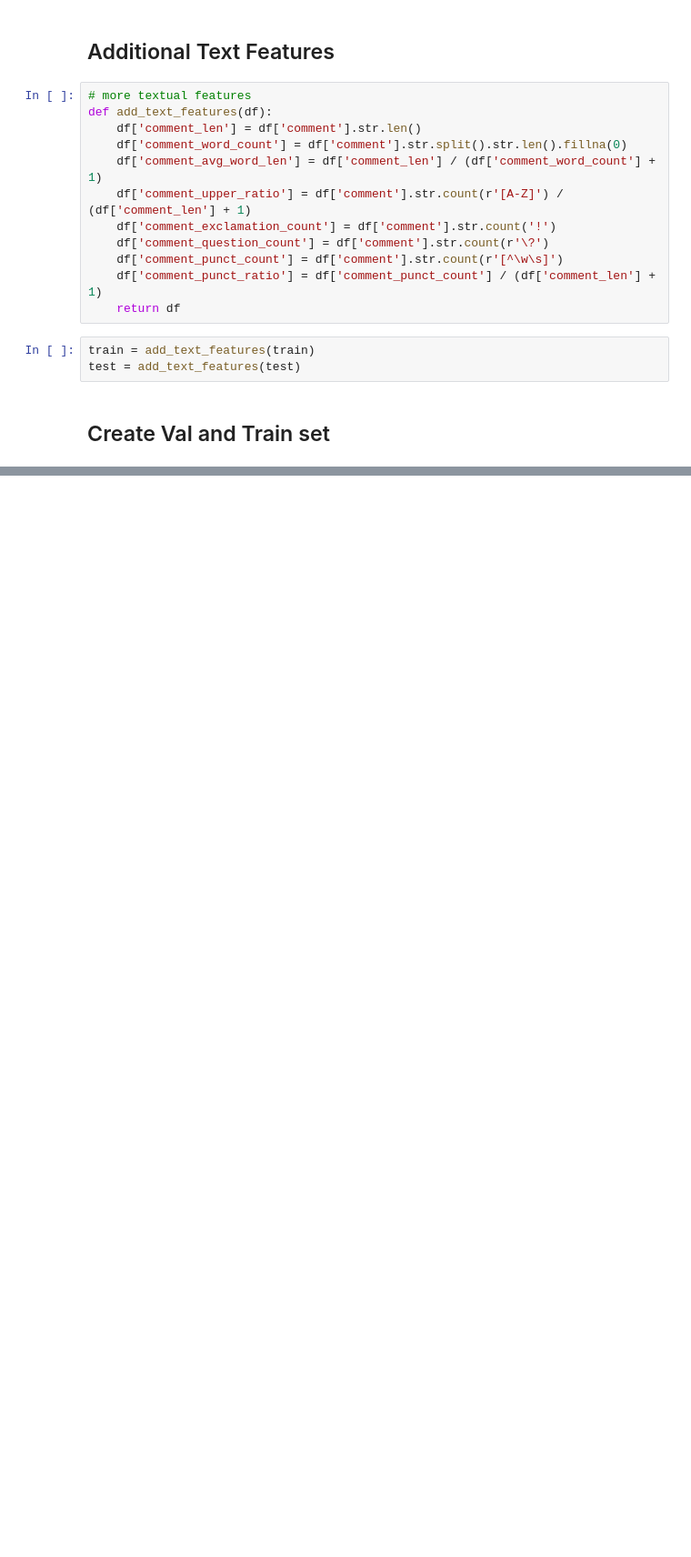
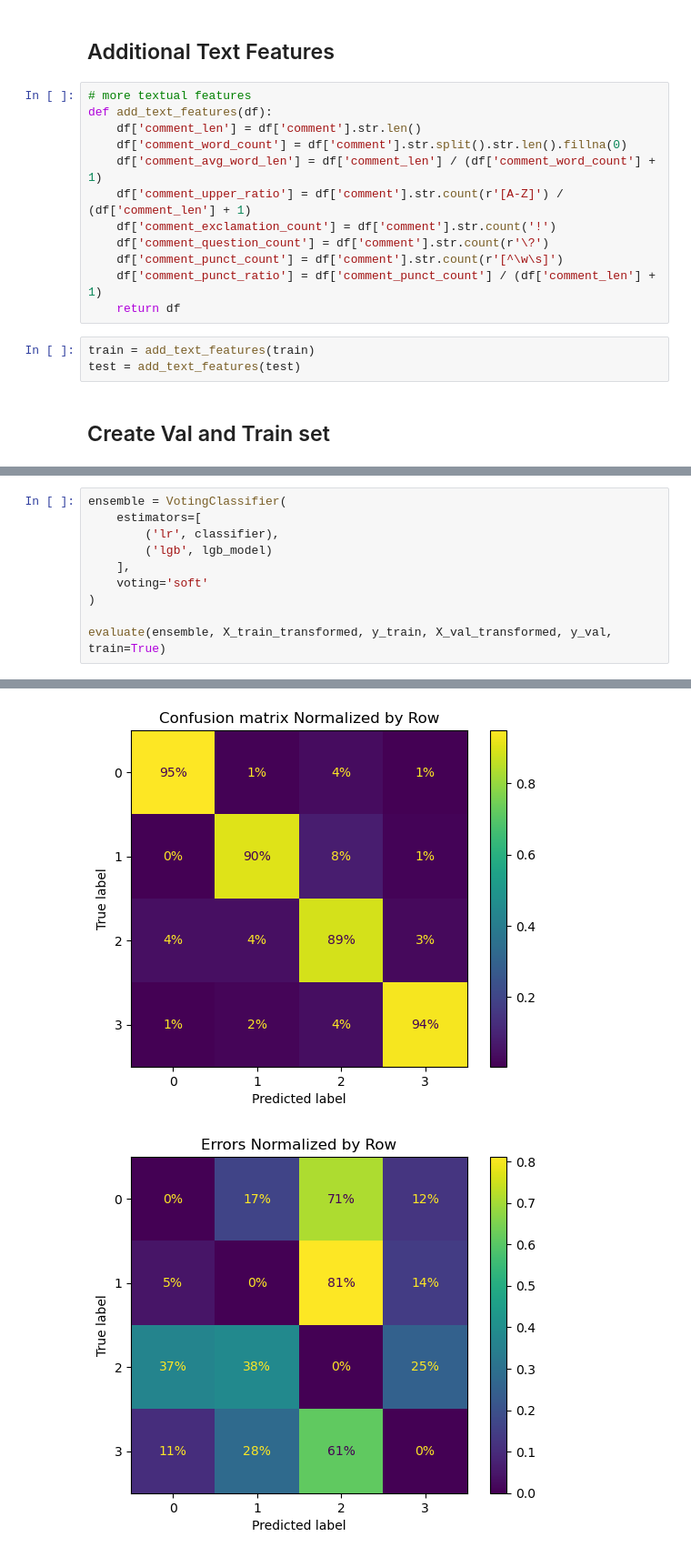
Before and after one commit to BUGsubham/Comment-Category-Prediction, a Jupyter notebook: github_notebook.ipynb, the cells around one changed output, grey strips where cells are left out. Shown at 91% size. Saved outputs shown, nothing was run; the diff lists cells and outputs as text; blank space fills up the shorter version.

Commit message:
ensemble (LR + LGBM)

```diff
--- a/github_notebook.ipynb
+++ b/github_notebook.ipynb
@@ -467,0 +547,11 @@ print(fi.head(50))
+# %%
+ensemble = VotingClassifier(
+    estimators=[
+        ('lr', classifier),
+        ('lgb', lgb_model)
+    ],
+    voting='soft'
+)
+
+evaluate(ensemble, X_train_transformed, y_train, X_val_transformed, y_val, train=True)
+# %% [output]
@@ -467,0 +577,2 @@ print(fi.head(50))
+[figure, added]
+[figure, added]
```
Also changed, not shown: parts of 30 cells of this notebook, 2 other files.
